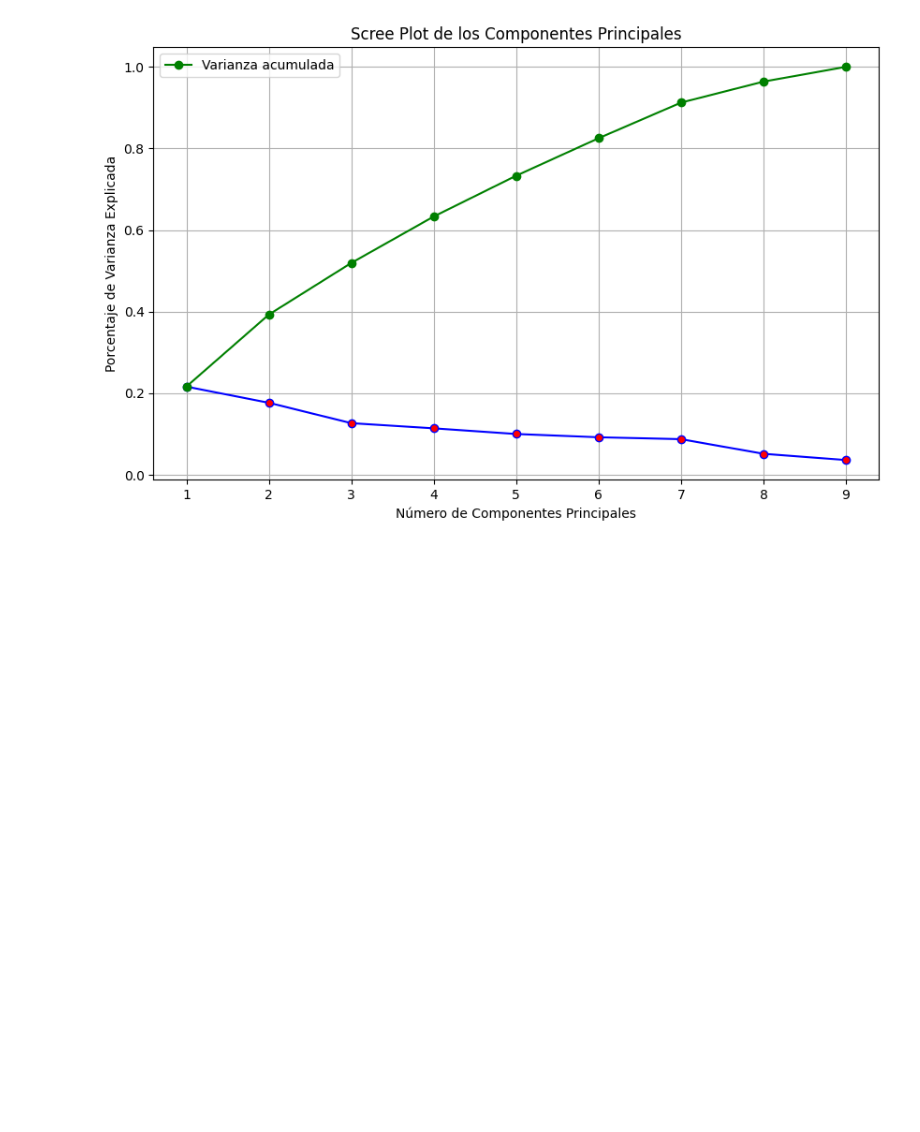
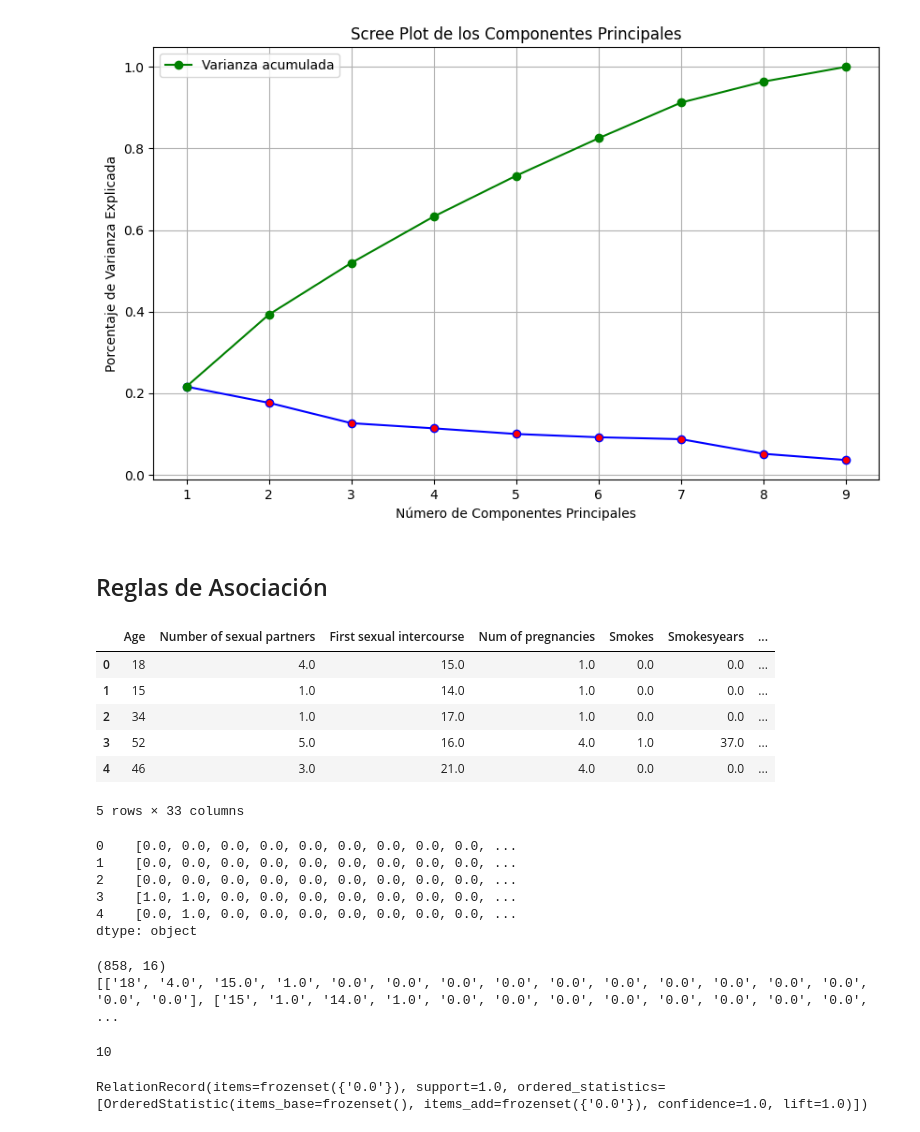
Before and after one commit to Wachuuu15/DS_lab1, a Jupyter notebook: EdaDataMining (1).ipynb, the cells around one changed output. Drawn from its saved outputs; the diff is of its cells as text; code cells hidden in the pictures; blank space fills up the shorter version.

Commit message:
end reglas de asociacion

```diff
--- a/EdaDataMining (1).ipynb
+++ b/EdaDataMining (1).ipynb
@@ -629,3 +631,47 @@ plt.legend()
 plt.show()
 # %% [output]
 [figure]
+# %% [markdown]
+## Reglas de Asociación
+# %%
+df.head()
+# %% [output]
+|  | Age | Number of sexual partners | First sexual intercourse | Num of pregnancies | Smokes | Smokesyears | ... |
+| 0 | 18 | 4.0 | 15.0 | 1.0 | 0.0 | 0.0 | ... |
+| 1 | 15 | 1.0 | 14.0 | 1.0 | 0.0 | 0.0 | ... |
+| 2 | 34 | 1.0 | 17.0 | 1.0 | 0.0 | 0.0 | ... |
+| 3 | 52 | 5.0 | 16.0 | 4.0 | 1.0 | 37.0 | ... |
+| 4 | 46 | 3.0 | 21.0 | 4.0 | 0.0 | 0.0 | ... |
+5 rows × 33 columns
+# %%
+for col in categorical_cols:
+    df[col] = pd.Categorical(df[col])
+
+for col in categorical_cols:
+    if "STDs" in col:
+        df[col] = df[col].cat.rename_categories({0: f'{col}_no', 1: f'{col}_yes'})
+    else:
+        df[col] = df[col].cat.rename_categories({0: f'{col}_no', 1: f'{col}_yes'})
+
+# Crear una lista de listas de transacciones
+transactions = df[categorical_cols].apply(lambda x: x.astype(str).values.tolist(), axis=1)
+
+print(transactions.head())
+# %% [output]
+0    [0.0, 0.0, 0.0, 0.0, 0.0, 0.0, 0.0, 0.0, 0.0, ...
+1    [0.0, 0.0, 0.0, 0.0, 0.0, 0.0, 0.0, 0.0, 0.0, ...
+2    [0.0, 0.0, 0.0, 0.0, 0.0, 0.0, 0.0, 0.0, 0.0, ...
+3    [1.0, 1.0, 0.0, 0.0, 0.0, 0.0, 0.0, 0.0, 0.0, ...
+4    [0.0, 1.0, 0.0, 0.0, 0.0, 0.0, 0.0, 0.0, 0.0, ...
+dtype: object
+# %%
+print(df[categorical_cols].shape)
+
+records = []
+for i in range(df.shape[0]):
+    records.append([str(df.values[i, j]) for j in range(df[categorical_cols].shape[1])])
+
+print(records[:5])
+# %% [output]
+(858, 16)
+[['18', '4.0', '15.0', '1.0', '0.0', '0.0', '0.0', '0.0', '0.0', '0.0', '0.0', '0.0', '0.0', '0.0', '0.0', '0.0'], ['15', '1.0', '14.0', '1.0', '0.0', '0.0', '0.0', '0.0', '0.0', '0.0', '0.0', '0.0',  ...
@@ -631,0 +682,8 @@ plt.show()
+# %%
+print(len(reglas))
+# %% [output]
+10
+# %%
+print(reglas[0])
+# %% [output]
+RelationRecord(items=frozenset({'0.0'}), support=1.0, ordered_statistics=[OrderedStatistic(items_base=frozenset(), items_add=frozenset({'0.0'}), confidence=1.0, lift=1.0)])
```
Also changed, not shown: parts of 10 cells of this notebook.
